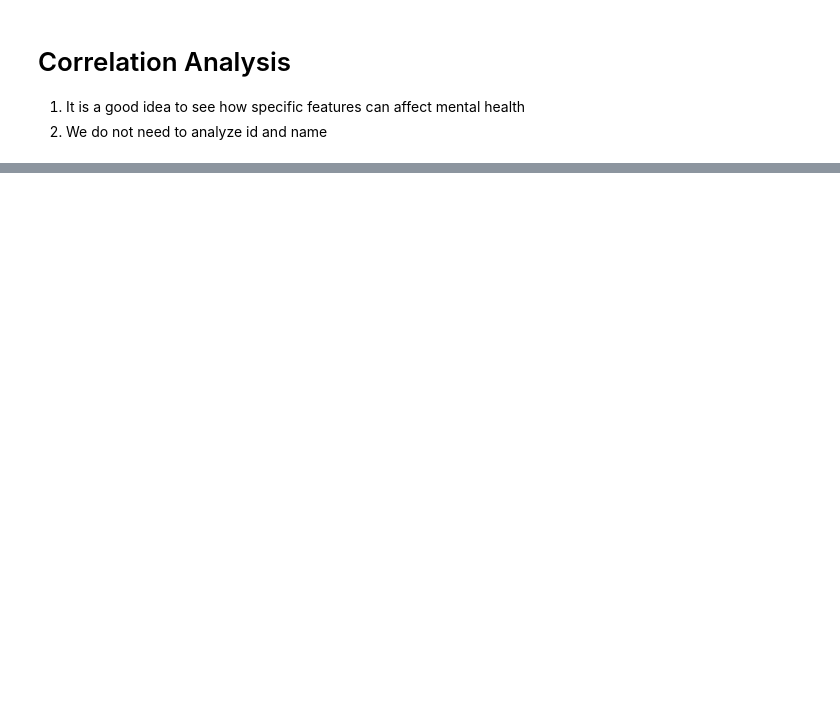
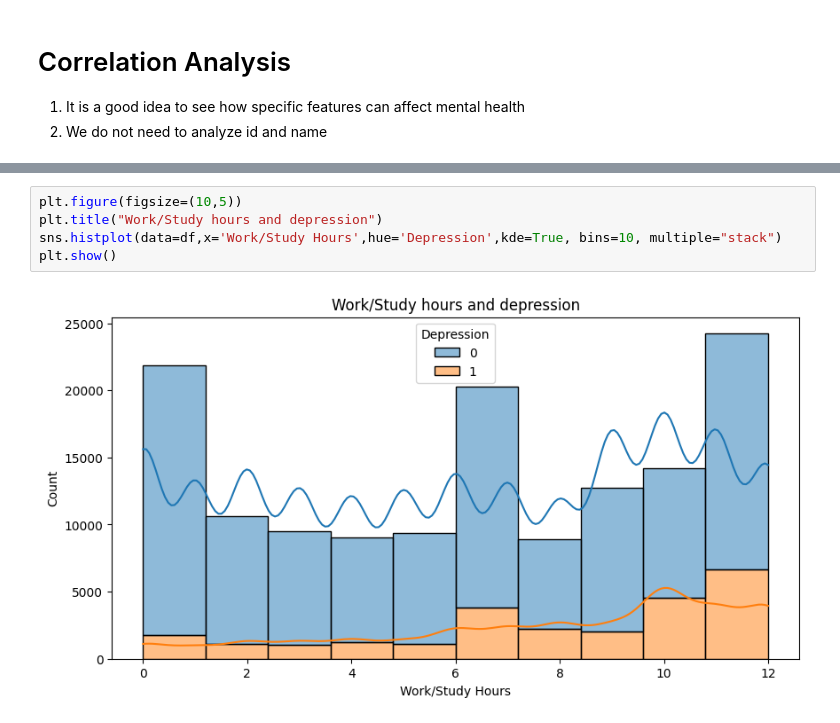
Before and after one commit to jeffc1994/DataScience, a Jupyter notebook: Mental Health Data/Mental Health Prediction.ipynb, the cells around one changed output, grey strips where cells are left out. Drawn from its saved outputs; the diff is of its cells as text; blank space fills up the shorter version.

```diff
--- a/Mental Health Data/Mental Health Prediction.ipynb
+++ b/Mental Health Data/Mental Health Prediction.ipynb
@@ -540,0 +717,7 @@ corr_cols = df.drop(columns=['id','Name'])
+# %%
+plt.figure(figsize=(10,5))
+plt.title("Work/Study hours and depression")
+sns.histplot(data=df,x='Work/Study Hours',hue='Depression',kde=True, bins=10, multiple="stack")
+plt.show()
+# %% [output]
+[figure, added]
```
Also changed, not shown: parts of 48 cells of this notebook, 8 other files.
